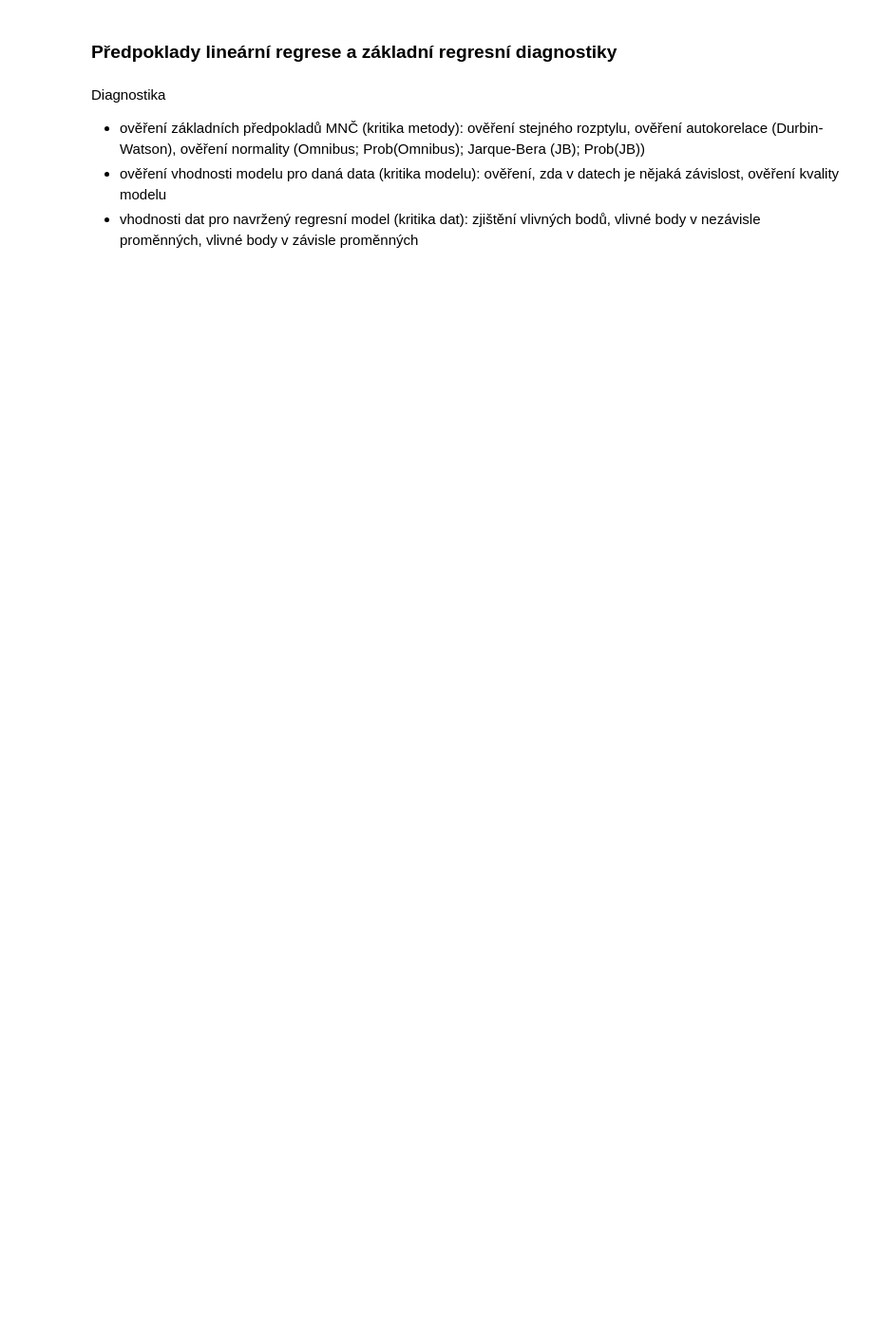
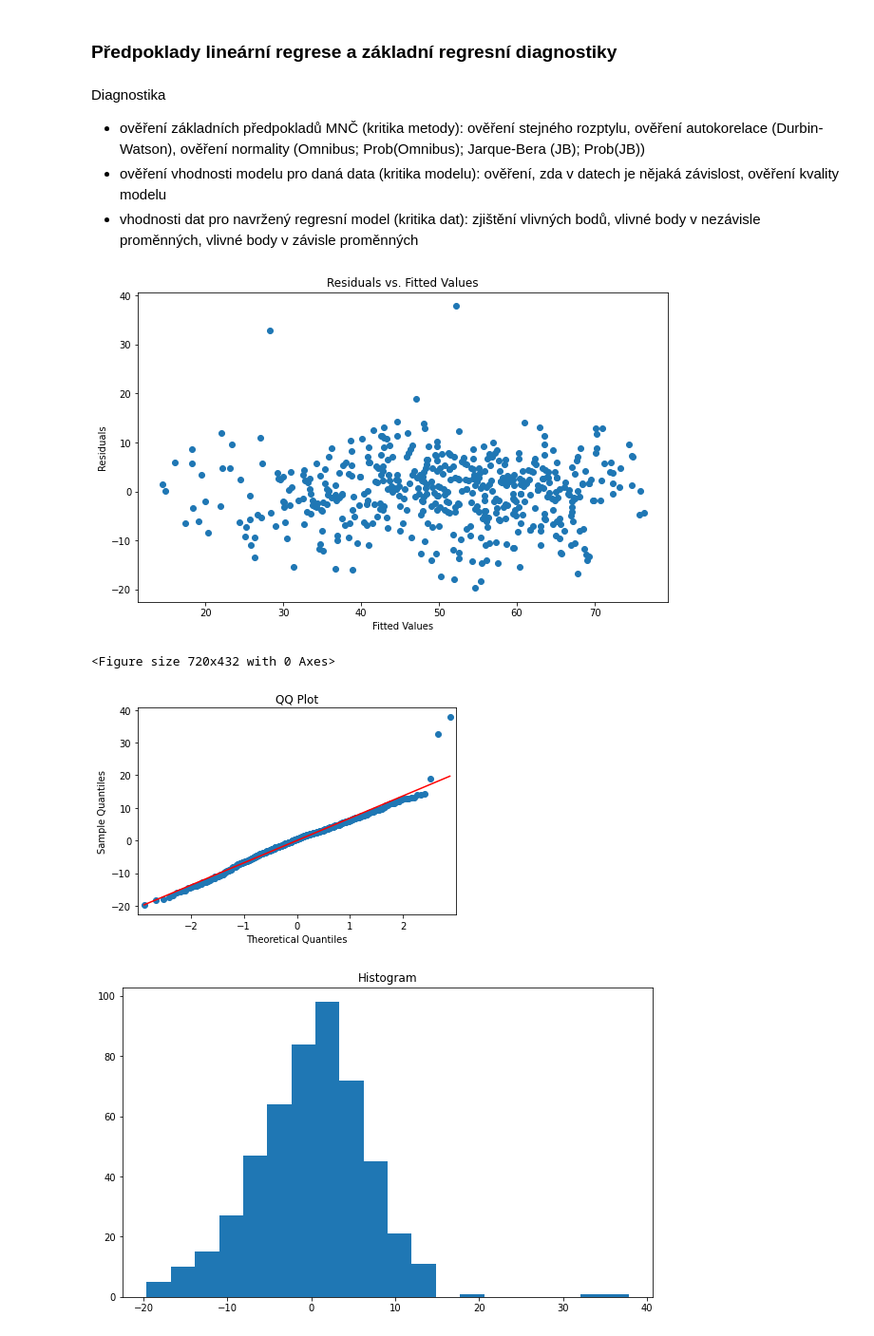
Before and after one commit to Filda99/FIT-MSP, a Jupyter notebook: Proj2/msp_proj2.ipynb, the cells around one changed output. Shown at 95% size. Cells and saved outputs as stored; diff of their text form; code cells hidden in the pictures; blank space fills up the shorter version.

```diff
--- a/Proj2/msp_proj2.ipynb
+++ b/Proj2/msp_proj2.ipynb
@@ -211,3 +286,28 @@ ověření stejného rozptylu, ověření autokorelace (Durbin-Watson), ověřen
 ověření, zda v datech je nějaká závislost, ověření kvality modelu
 - vhodnosti dat pro navržený regresní model (kritika dat):
 zjištění vlivných bodů, vlivné body v nezávisle proměnných, vlivné body v závisle proměnných
+# %%
+# visualize the residuals of the model
+plt.figure(figsize=(10, 6))
+plt.scatter(res.fittedvalues, res.resid)
+plt.title('Residuals vs. Fitted Values')
+plt.xlabel('Fitted Values')
+plt.ylabel('Residuals')
+plt.show()
+
+# using QQ plot to check the normality of the residuals
+plt.figure(figsize=(10, 6))
+sm.qqplot(res.resid, line='s')
+plt.title('QQ Plot')
+plt.show()
+
+# using histogram to check the normality of the residuals
+plt.figure(figsize=(10, 6))
+plt.hist(res.resid, bins=20)
+plt.title('Histogram')
+plt.show()
+# %% [output]
+[figure, added]
+<Figure size 720x432 with 0 Axes>
+[figure, added]
+[figure, added]
```
Also changed, not shown: parts of 17 cells of this notebook.
